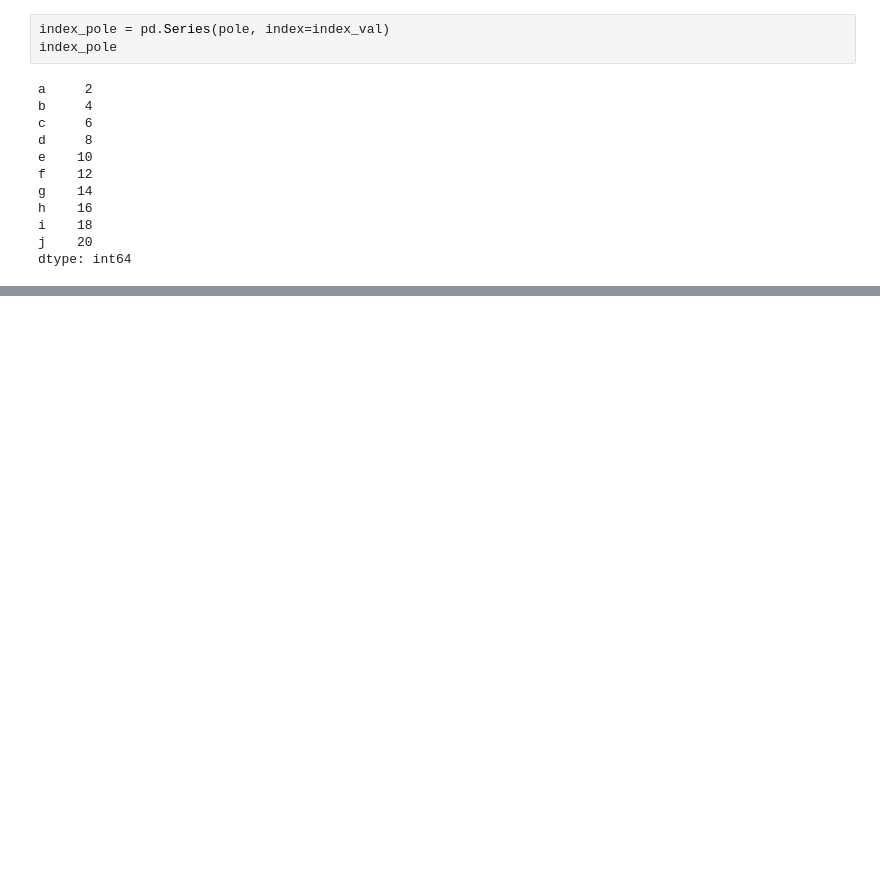
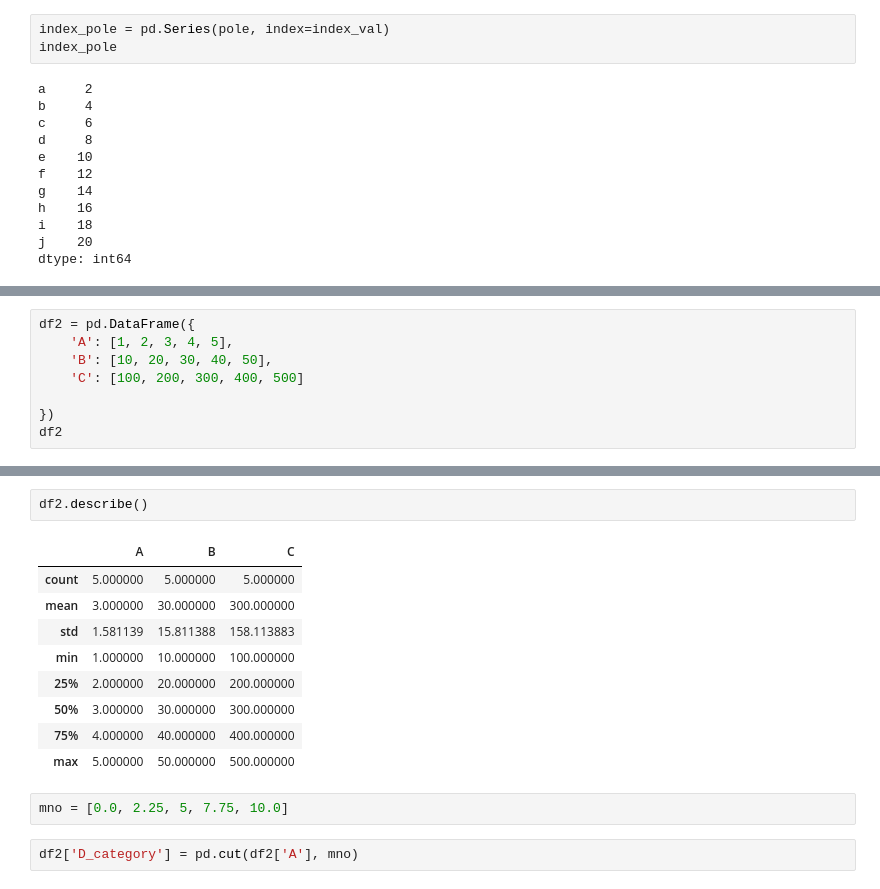
Before and after one commit to fsmehyl/data_science, a Jupyter notebook: skillmea_kurz_pandas.ipynb, the cells around one changed output, grey strips where cells are left out. Cells and saved outputs as stored; diff of their text form; blank space fills up the shorter version.

```diff
--- a/skillmea_kurz_pandas.ipynb
+++ b/skillmea_kurz_pandas.ipynb
@@ -45,0 +152,8 @@ dtype: int64
+# %%
+df2 = pd.DataFrame({
+    'A': [1, 2, 3, 4, 5],
+    'B': [10, 20, 30, 40, 50],
+    'C': [100, 200, 300, 400, 500]
+
+})
+df2
@@ -45,0 +167,16 @@ dtype: int64
+# %%
+df2.describe()
+# %% [output]
+|  | A | B | C |
+| count | 5.000000 | 5.000000 | 5.000000 |
+| mean | 3.000000 | 30.000000 | 300.000000 |
+| std | 1.581139 | 15.811388 | 158.113883 |
+| min | 1.000000 | 10.000000 | 100.000000 |
+| 25% | 2.000000 | 20.000000 | 200.000000 |
+| 50% | 3.000000 | 30.000000 | 300.000000 |
+| 75% | 4.000000 | 40.000000 | 400.000000 |
+| max | 5.000000 | 50.000000 | 500.000000 |
+# %%
+mno = [0.0, 2.25, 5, 7.75, 10.0]
+# %%
+df2['D_category'] = pd.cut(df2['A'], mno)
```
Also changed, not shown: parts of 30 cells of this notebook, 5 other files.
